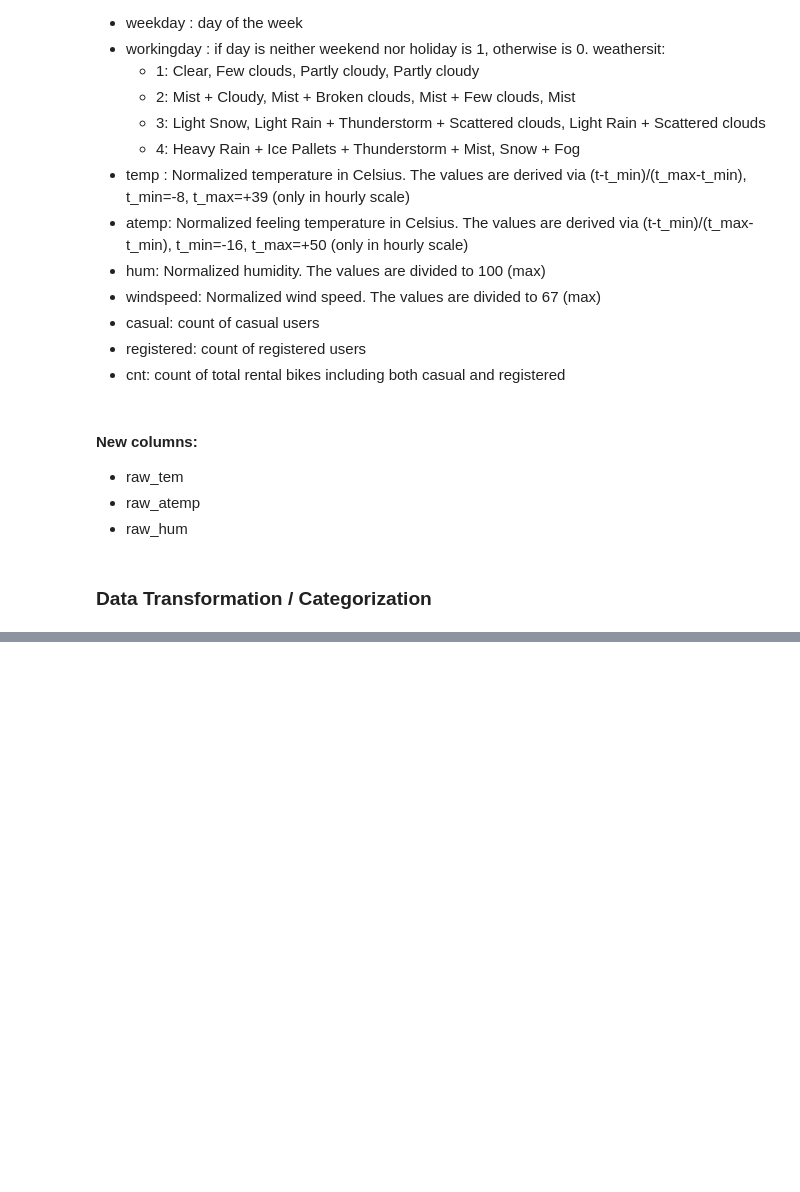
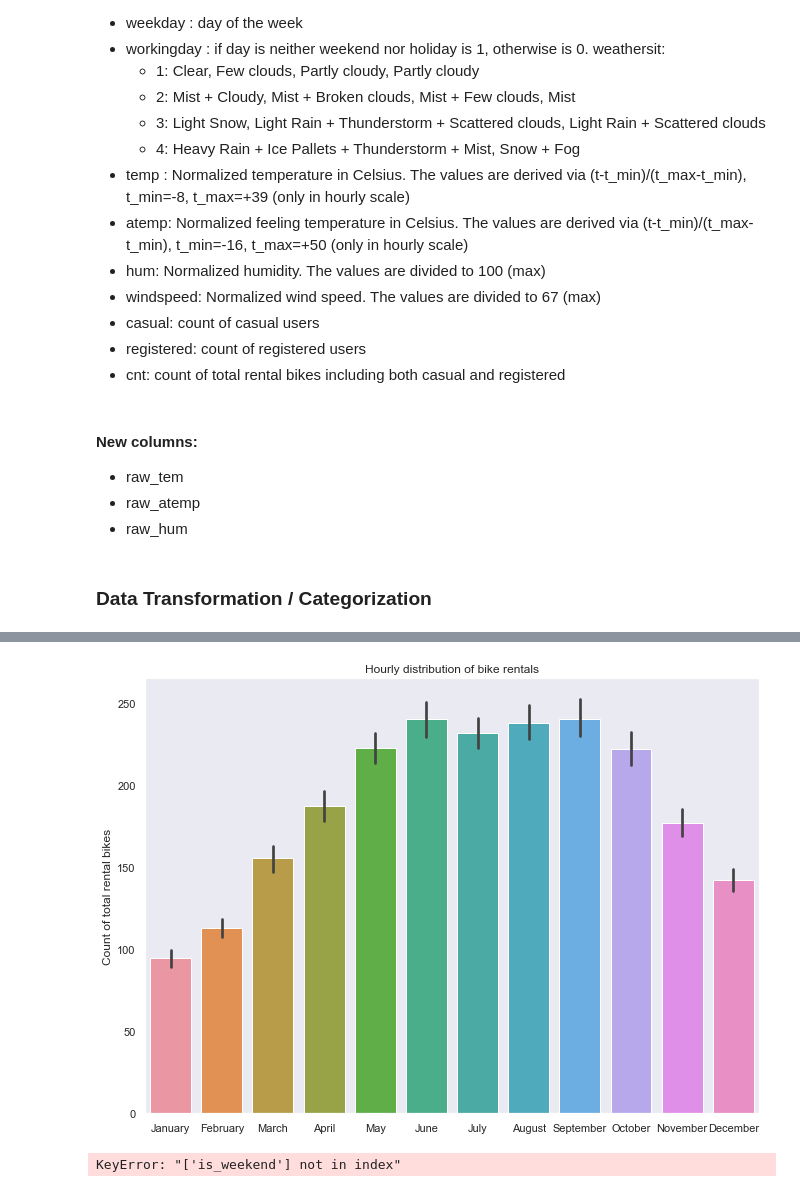
Before and after one commit to jaddel/education_cab_github, a Jupyter notebook: assignment_2/task1/task1.ipynb, the cells around one changed output, grey strips where cells are left out. Drawn from its saved outputs; the diff is of its cells as text; code cells hidden in the pictures; blank space fills up the shorter version.

```diff
--- a/assignment_2/task1/task1.ipynb
+++ b/assignment_2/task1/task1.ipynb
@@ -176,0 +206,26 @@ for df in data:
+# %%
+sns.set(rc={'figure.figsize':(11,8)})
+
+sns.set_theme(style="dark")
+ax = sns.barplot(x="cat_month", y="total_rentals", data=hour)
+ax.set(title = 'Hourly distribution of bike rentals',ylabel='Count of total rental bikes', xlabel='');
+# %% [output]
+[figure, added]
+# %%
+sns.set(rc={'figure.figsize':(11,8)})
+
+sns.set_context("paper", font_scale=1, rc={"lines.linewidth": 2.5})
+#sns.set(style="ticks", context="talk")
+#plt.style.use("dark_background")
+sns.set_style("dark")
+
+#fig, ax = plt.subplots()
+ax = sns.pointplot(data = hour[['hr','total_rentals','is_weekend']], x = 'hr', y = 'total_rentals',
+              scale = 0.2, hue = 'is_weekend');
+
+plt.setp(ax.get_legend().get_texts(), fontsize='15') # for legend text
+plt.setp(ax.get_legend().get_title(), fontsize='16') # for legend title
+
+ax.set(title = 'Hourly distribution of bike rentals', ylabel= 'Count of total rental bikes');
+# %% [output]
+KeyError: "['is_weekend'] not in index"
```
Also changed, not shown: parts of 13 cells of this notebook, 8 other files.
